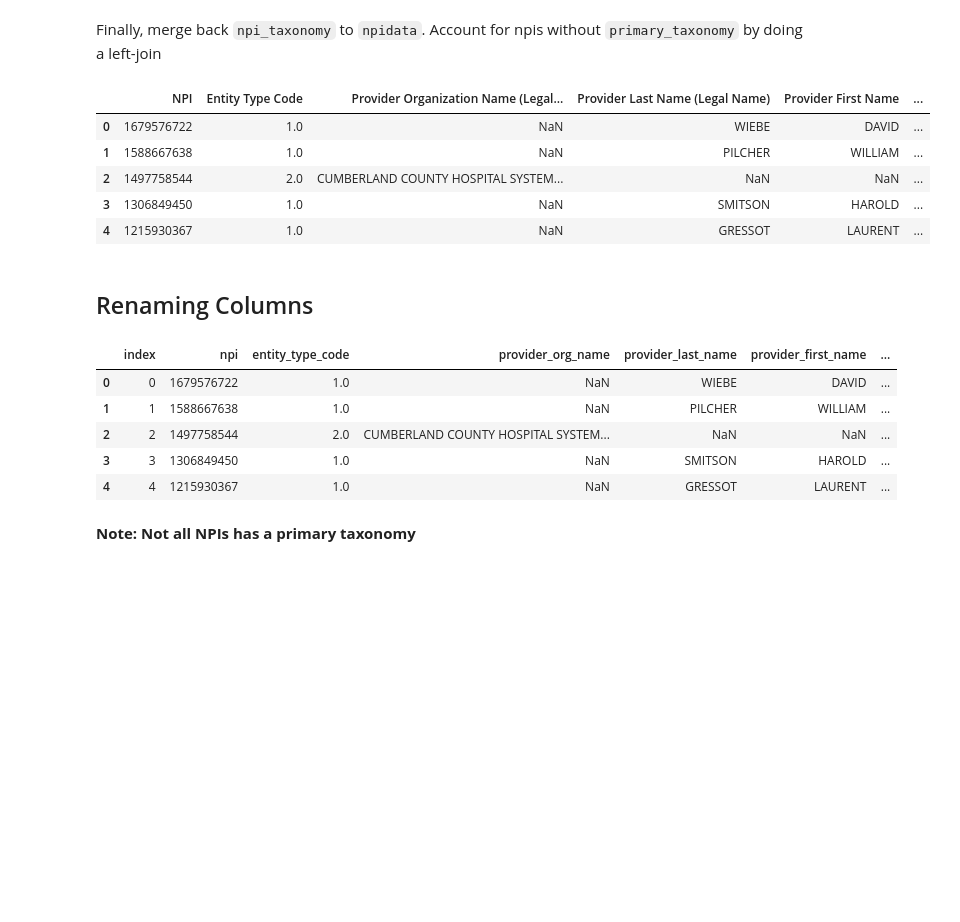
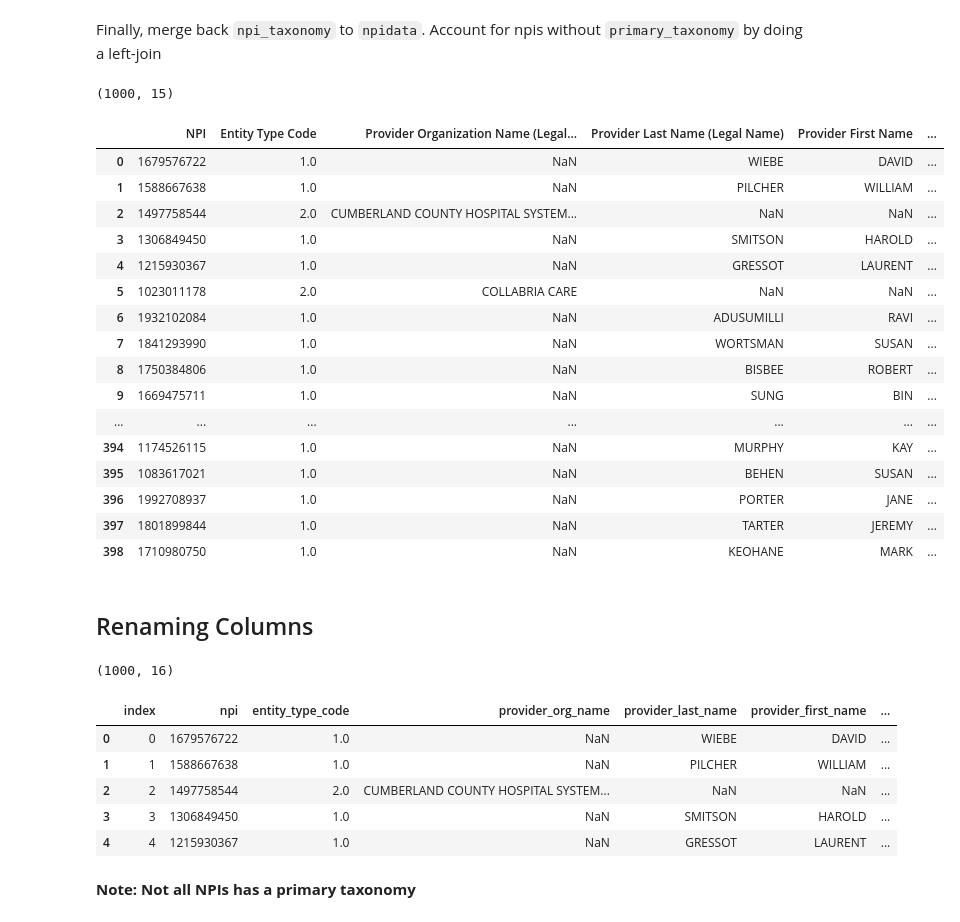
Before and after one commit to maevadevs/Hcbb-Hop-Team, a Jupyter notebook: notebooks/maeva-01-nppes-to-sqlite.ipynb, the cells around one changed output. Drawn from its saved outputs; the diff is of its cells as text; code cells hidden in the pictures; blank space fills up the shorter version.

```diff
--- a/notebooks/maeva-01-nppes-to-sqlite.ipynb
+++ b/notebooks/maeva-01-nppes-to-sqlite.ipynb
@@ -6,6 +6,7 @@ import sqlite3
 from tqdm.notebook import tqdm
 # %%
 pd.set_option("display.max_columns", 500)
+pd.set_option('display.max_rows', 1000)
 # %% [markdown]
 ## Datasets
 # %% [markdown]
@@ -132,14 +181,27 @@ npidata = npidata.merge(
     on='NPI'
 )
 # %%
-display(npidata.head())
+display(npidata.shape)
+display(npidata)
 # %% [output]
+(1000, 15)
 |  | NPI | Entity Type Code | Provider Organization Name (Legal... | Provider Last Name (Legal Name) | Provider First Name | ... |
 | 0 | 1679576722 | 1.0 | NaN | WIEBE | DAVID | ... |
 | 1 | 1588667638 | 1.0 | NaN | PILCHER | WILLIAM | ... |
 | 2 | 1497758544 | 2.0 | CUMBERLAND COUNTY HOSPITAL SYSTEM... | NaN | NaN | ... |
 | 3 | 1306849450 | 1.0 | NaN | SMITSON | HAROLD | ... |
 | 4 | 1215930367 | 1.0 | NaN | GRESSOT | LAURENT | ... |
+| 5 | 1023011178 | 2.0 | COLLABRIA CARE | NaN | NaN | ... |
+| 6 | 1932102084 | 1.0 | NaN | ADUSUMILLI | RAVI | ... |
+| 7 | 1841293990 | 1.0 | NaN | WORTSMAN | SUSAN | ... |
+| 8 | 1750384806 | 1.0 | NaN | BISBEE | ROBERT | ... |
+| 9 | 1669475711 | 1.0 | NaN | SUNG | BIN | ... |
+| ... | ... | ... | ... | ... | ... | ... |
+| 394 | 1174526115 | 1.0 | NaN | MURPHY | KAY | ... |
+| 395 | 1083617021 | 1.0 | NaN | BEHEN | SUSAN | ... |
+| 396 | 1992708937 | 1.0 | NaN | PORTER | JANE | ... |
+| 397 | 1801899844 | 1.0 | NaN | TARTER | JEREMY | ... |
+| 398 | 1710980750 | 1.0 | NaN | KEOHANE | MARK | ... |
 # %% [markdown]
 ## Renaming Columns
 # %%
@@ -160,8 +222,10 @@ npidata = npidata.reset_index().rename({
     'Provider Business Practice Location Address Postal Code': 'provider_business_zip'
 }, axis=1)
 # %%
+display(npidata.shape)
 display(npidata.head())
 # %% [output]
+(1000, 16)
 |  | index | npi | entity_type_code | provider_org_name | provider_last_name | provider_first_name | ... |
 | 0 | 0 | 1679576722 | 1.0 | NaN | WIEBE | DAVID | ... |
 | 1 | 1 | 1588667638 | 1.0 | NaN | PILCHER | WILLIAM | ... |
```
Also changed, not shown: parts of 21 cells of this notebook, 3 other files.
